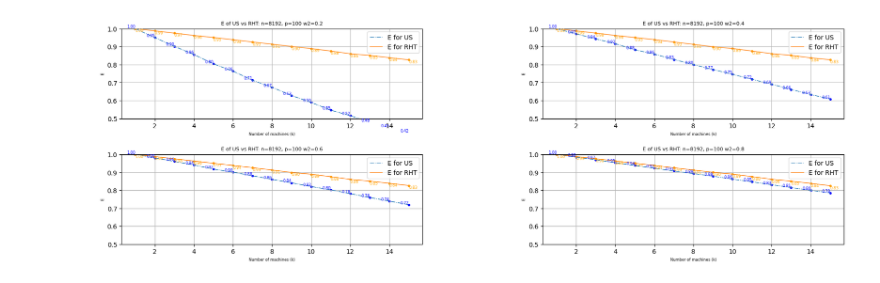
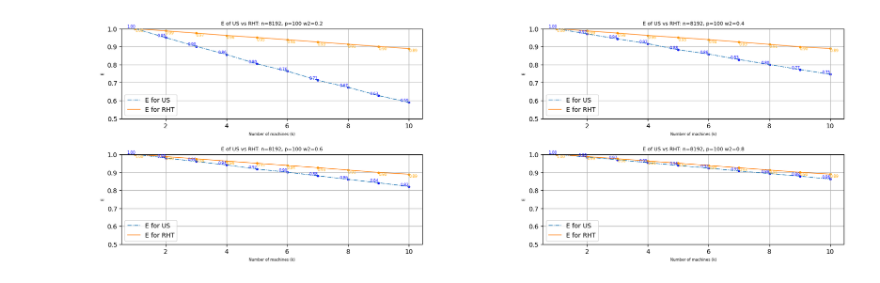
Before and after one commit to FergieLigaLlj/Statistical-Machine-Learning-Research-with-Pro.-Zhang-Zhixiang, a Jupyter notebook: Distributed Sketching for Randomized Optimization in Regression Training/Step5_What Kind of Xi will fall/Test_changed_weight_High_Dimension.ipynb, the cells around one changed output. Drawn from its saved outputs; the diff is of its cells as text; code cells hidden in the pictures.

```diff
--- a/Distributed Sketching for Randomized Optimization in Regression Training/Step5_What Kind of Xi will fall/Test_changed_weight_High_Dimension.ipynb
+++ b/Distributed Sketching for Randomized Optimization in Regression Training/Step5_What Kind of Xi will fall/Test_changed_weight_High_Dimension.ipynb
@@ -156,17 +156,17 @@ def plot_w2_change(w2,number,mu_1,n,p,imbalance_factor=10,random_seed=42,delta=1
 # %%
 w2_list = [0.2, 0.4,0.6,0.8]
 # Create a figure
 plt.figure()
 
 # Add subplots (2 rows, 3 columns)
 for i in range(1, 5):
     plt.subplot(2,2, i)
     # Replace this with your plotting commands, e.g., plt.plot(...)
     plt.subplots_adjust(left=0.01, right=2.5, bottom=0.01, top=1, wspace=0.4, hspace=0.4)
-    plot_w2_change(w2_list[i-1],15,5,8192,100,imbalance_factor=30,random_seed=39,delta=1)
+    plot_w2_change(w2_list[i-1],10,5,8192,100,imbalance_factor=30,random_seed=39,delta=1)
     plt.ylim(0.5, 1.0) # Set the y-axis limits for E
 
 # Display the figure
 plt.show()
 # %% [output]
-[figure, old version]
+[figure, new version]
```
Also changed, not shown: parts of 1 cell of this notebook.
